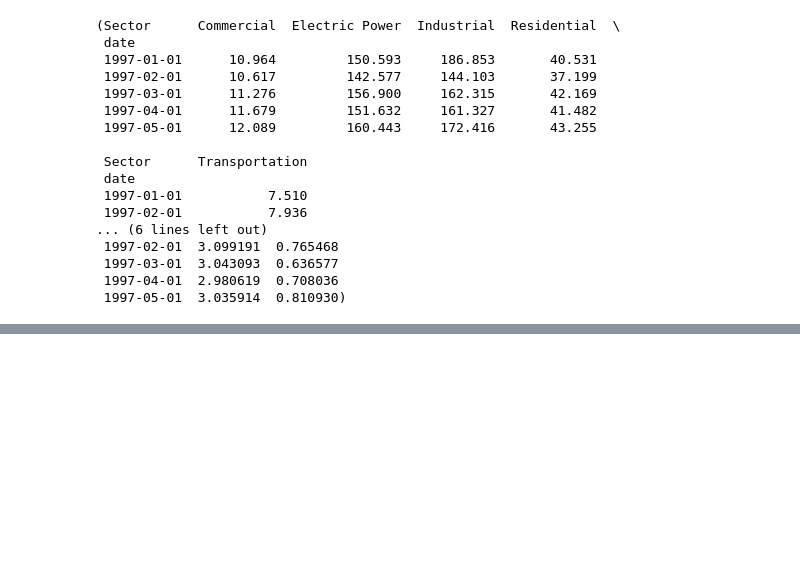
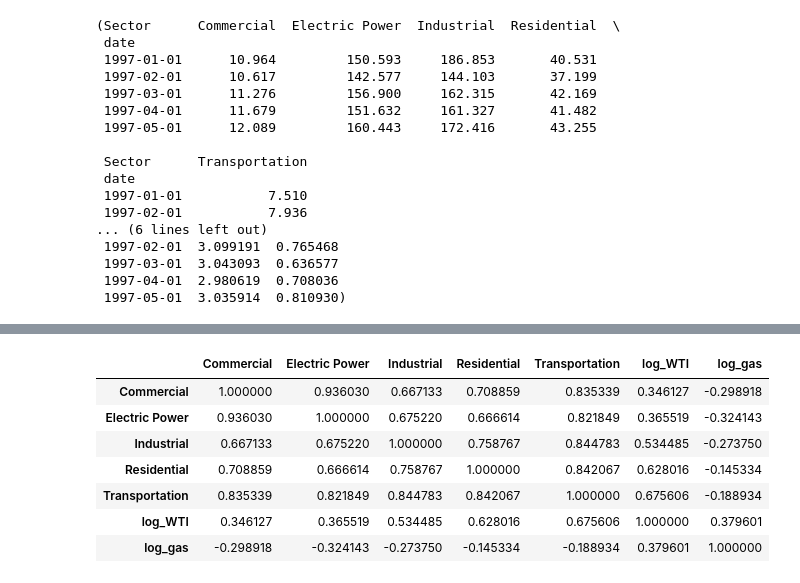
Before and after one commit to leilacielok/time-series-forecasting, a Jupyter notebook: analysis_plots.ipynb, the cells around one changed output, grey strips where cells are left out. Drawn from its saved outputs; the diff is of its cells as text; code cells hidden in the pictures; blank space fills up the shorter version.

```diff
--- a/analysis_plots.ipynb
+++ b/analysis_plots.ipynb
@@ -464,0 +552,16 @@ RMSFE_VARX (Electric Power): 51.307
+# %%
+combined = pd.concat([ts_vx, exog_vx], axis=1)
+
+# Se vuoi una tabella completa:
+corr_matrix = combined.corr()
+
+corr_matrix
+# %% [output]
+|  | Commercial | Electric Power | Industrial | Residential | Transportation | log_WTI | log_gas |
+| Commercial | 1.000000 | 0.936030 | 0.667133 | 0.708859 | 0.835339 | 0.346127 | -0.298918 |
+| Electric Power | 0.936030 | 1.000000 | 0.675220 | 0.666614 | 0.821849 | 0.365519 | -0.324143 |
+| Industrial | 0.667133 | 0.675220 | 1.000000 | 0.758767 | 0.844783 | 0.534485 | -0.273750 |
+| Residential | 0.708859 | 0.666614 | 0.758767 | 1.000000 | 0.842067 | 0.628016 | -0.145334 |
+| Transportation | 0.835339 | 0.821849 | 0.844783 | 0.842067 | 1.000000 | 0.675606 | -0.188934 |
+| log_WTI | 0.346127 | 0.365519 | 0.534485 | 0.628016 | 0.675606 | 1.000000 | 0.379601 |
+| log_gas | -0.298918 | -0.324143 | -0.273750 | -0.145334 | -0.188934 | 0.379601 | 1.000000 |
```
Also changed, not shown: parts of 12 cells of this notebook.
